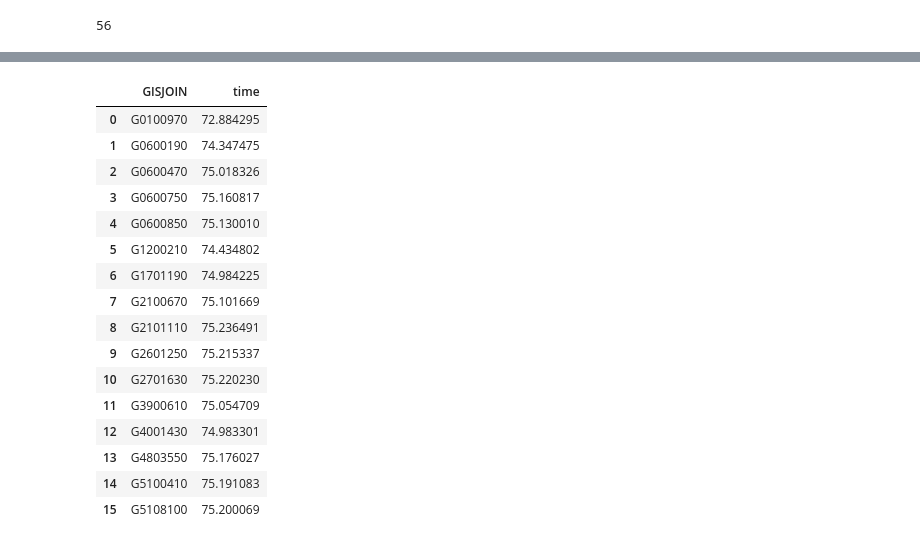
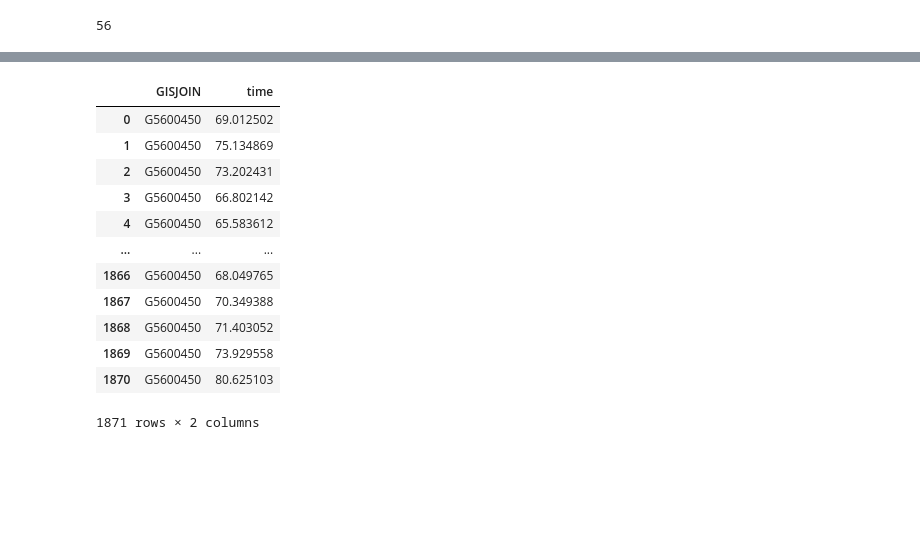
Before and after one commit to menuka94/sustain-timeseries, a Jupyter notebook: ucc-21-notebooks/[UCC-21] COVID-19 - Child Models - 0-15 .ipynb, the cells around one changed output, grey strips where cells are left out. Cells and saved outputs as stored; diff of their text form; code cells hidden in the pictures; blank space fills up the shorter version.

Commit message:
ucc-21: train COVID-19 child models 0-15% sampling

```diff
--- a/ucc-21-notebooks/[UCC-21] COVID-19 - Child Models - 0-15 .ipynb
+++ b/ucc-21-notebooks/[UCC-21] COVID-19 - Child Models - 0-15 .ipynb
@@ -63,5 +45,5 @@ G0400130, G0400190, G0400270, G0500590, G0500690, G0501030, G0600370, G0600590,
 # %%
-df_clusters = pd.read_csv('~/ucc-21/clusters-covid.csv')
+df_clusters = pd.read_csv('./clusters-covid.csv')
 df_clusters.head()
 # %% [output]
 |  | Unnamed: 0 | GISJOIN | cluster_id | distance | is_parent | frac_distance | sample_percent |
@@ -73,17 +67,20 @@ df_clusters.head()
 # %%
 # child GISJOIN to sample_percent map
-child_map = {}
+child_sample_perc_map = {}
 for i, row in df_clusters.iterrows():
     is_parent = row['is_parent']
     sample_percent = row['sample_percent']
     if not is_parent and sample_percent <= 0.15:
         gis_join = row['GISJOIN']
 
-        child_map[gis_join] = sample_percent
+        child_sample_perc_map[gis_join] = sample_percent
 
-no_of_children = len(child_map.keys())
+children_list = list(child_sample_perc_map.keys())
+no_of_children = len(children_list)
 no_of_parents = len(trained_parents_map.keys())
 
 # assert no_of_children == (df_clusters.shape[0] - no_of_parents)
-print(no_of_children)
+print(f'no_of_children: {no_of_children}')
+print(f'no_of_parents: {no_of_parents}')
+print(f'')
 # %% [output]
@@ -119,11 +117,7 @@ def predict_transfer_task(df_train, gis_join, parent_trained):
     return gis_join, time_taken
 
 
-# child_list = []
-# child_dfs_list = []
+children_dfs_map = {}
 
-# for gis_join, sample_percent in child_map.items():
-#     child_list.append(gis_join)
-#     child_dfs_list.append(get_df_by_gis_join(gis_join, sample_percent))
-child_list = pickle.load(open('ucc-21/child_list_0_15.pkl', 'rb'))
-child_dfs_list = pickle.load(open('ucc-21/child_dfs_list_0_15.pkl', 'rb'))
+for gis_join, sample_percent in child_sample_perc_map.items():
+    children_dfs_map[gis_join] = get_df_by_gis_join(gis_join, sample_percent)
@@ -150,17 +134,23 @@ asyncio.exceptions.CancelledError
 # %%
 client = Client('lattice-150:8786')
 
+time = time()
+
 counter = 1
 lazy_results = []
-for gis_join, df_ in zip(child_list, child_dfs_list):
+for parent, children in parent_child_map.items():
     try:
-        parent = child_parent_map[gis_join]
         parent_trained_  = trained_parents_map[parent]
         print(parent_trained_)
-        lazy_result = dask.delayed(predict_transfer_task)(df_, gis_join, parent_trained_)
-        lazy_results.append(lazy_result)
-    except:
+        for child in children:
+            # check if the child falls under < 0.15 sampling percentage
+            if child in children_dfs_map:
+                child_df = children_dfs_map[child]
+                lazy_result = dask.delayed(predict_transfer_task)(child_df, gis_join, parent_trained_)
+                lazy_results.append(lazy_result)
+    except Exception as e:
         print(f'Error on {gis_join}')
+        print(f"{type(e).__name__} at line {e.__traceback__.tb_lineno} of {__file__}: {e}")
     if counter % 100 == 0:
         print(counter, end=', ')
     counter += 1
@@ -169,4 +159,7 @@ for gis_join, df_ in zip(child_list, child_dfs_list):
 futures = dask.persist(*lazy_results)  # trigger computation in the background
 results = dask.compute(*futures)
 results[:5]
+
+time2 = time()
+print(f'Time taken (dataset=COVID-19, childModels 0-15%: {time2 - time1}')
 # %% [output]
@@ -195,29 +188,25 @@ Error on G5600410
 # %%
 gis_joins = []
 times = []
 
 for r, t in results:
     gis_joins.append(r)
     times.append(t)
 
 times_0_15_df = pd.DataFrame(zip(gis_joins, times), columns=['GISJOIN', 'time'])
-# times_0_15_df.to_csv('ucc-21/child_training_tl_times_0_15.csv', index=False)
+times_0_15_df.to_csv('covid-19-child_training_tl_times_0_15.csv', index=False)
 times_0_15_df
 # %% [output]
 |  | GISJOIN | time |
-| 0 | G0100970 | 72.884295 |
-| 1 | G0600190 | 74.347475 |
-| 2 | G0600470 | 75.018326 |
-| 3 | G0600750 | 75.160817 |
-| 4 | G0600850 | 75.130010 |
-| 5 | G1200210 | 74.434802 |
-| 6 | G1701190 | 74.984225 |
-| 7 | G2100670 | 75.101669 |
-| 8 | G2101110 | 75.236491 |
-| 9 | G2601250 | 75.215337 |
-| 10 | G2701630 | 75.220230 |
-| 11 | G3900610 | 75.054709 |
-| 12 | G4001430 | 74.983301 |
-| 13 | G4803550 | 75.176027 |
-| 14 | G5100410 | 75.191083 |
-| 15 | G5108100 | 75.200069 |
+| 0 | G5600450 | 69.012502 |
+| 1 | G5600450 | 75.134869 |
+| 2 | G5600450 | 73.202431 |
+| 3 | G5600450 | 66.802142 |
+| 4 | G5600450 | 65.583612 |
+| ... | ... | ... |
+| 1866 | G5600450 | 68.049765 |
+| 1867 | G5600450 | 70.349388 |
+| 1868 | G5600450 | 71.403052 |
+| 1869 | G5600450 | 73.929558 |
+| 1870 | G5600450 | 80.625103 |
+1871 rows × 2 columns
```
Also changed, not shown: parts of 12 cells of this notebook, 2 other files.
